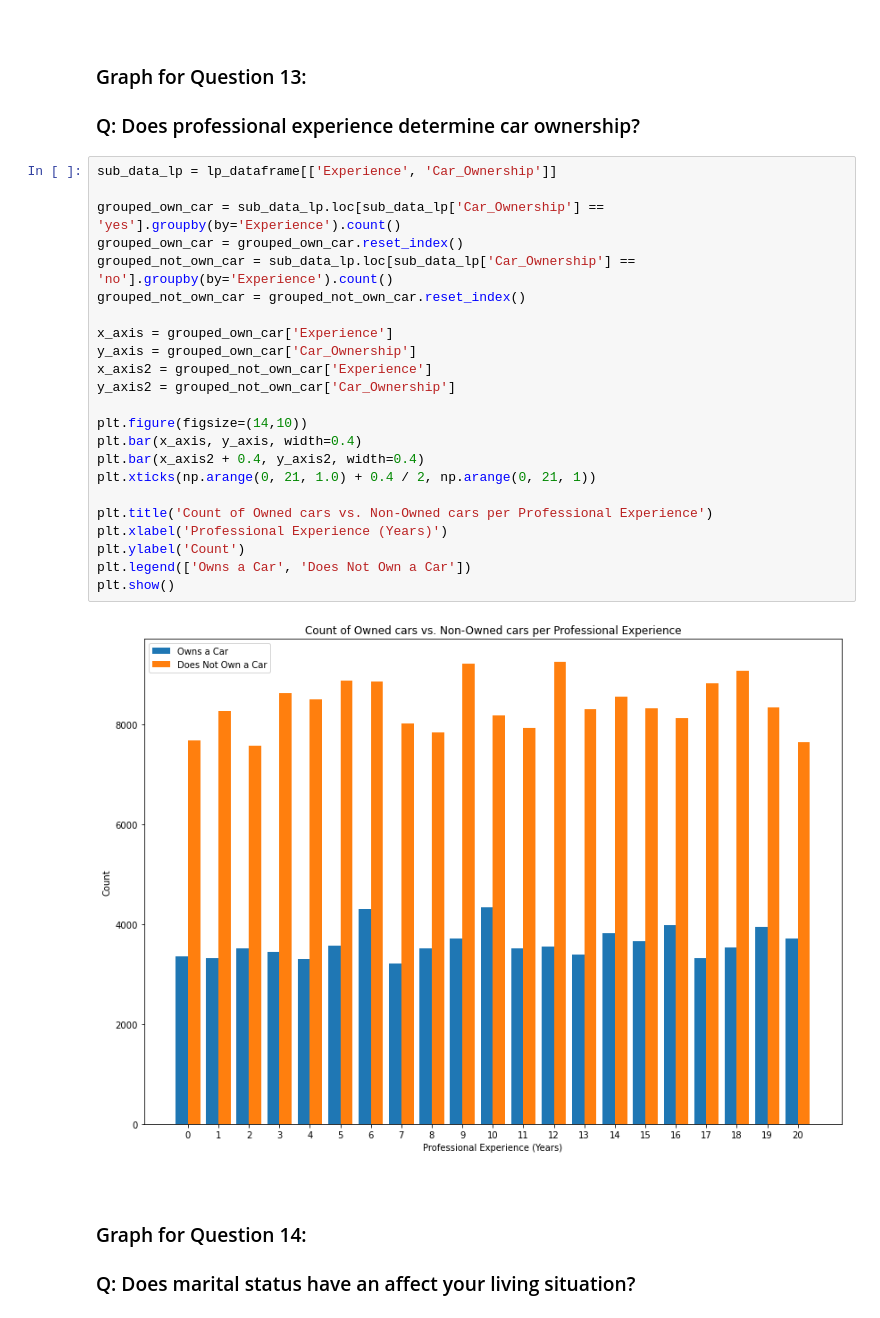
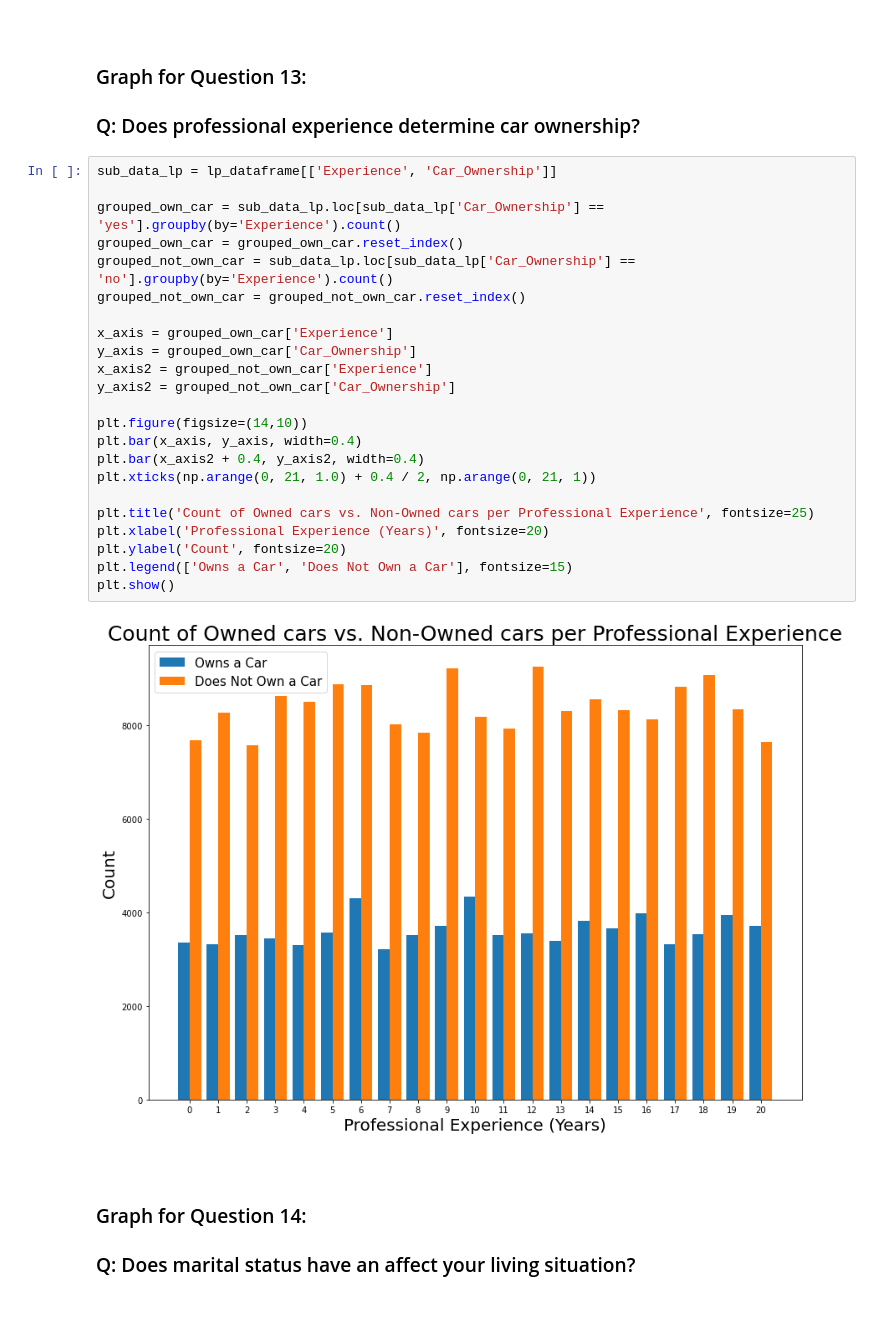
Before and after one commit to spa542/DSCI470, a Jupyter notebook: Project_1_Loan_Prediction_Dataset/Project_1_Graph_Analysis.ipynb, the cells around one changed output. Saved outputs shown, nothing was run; the diff lists cells and outputs as text.

Commit message:
Added font changes in notebook and saved graphs to folder

```diff
--- a/Project_1_Loan_Prediction_Dataset/Project_1_Graph_Analysis.ipynb
+++ b/Project_1_Loan_Prediction_Dataset/Project_1_Graph_Analysis.ipynb
@@ -178,28 +178,28 @@ plt.show()
 # %%
 sub_data_lp = lp_dataframe[['Experience', 'Car_Ownership']]
 
 grouped_own_car = sub_data_lp.loc[sub_data_lp['Car_Ownership'] == 'yes'].groupby(by='Experience').count()
 grouped_own_car = grouped_own_car.reset_index()
 grouped_not_own_car = sub_data_lp.loc[sub_data_lp['Car_Ownership'] == 'no'].groupby(by='Experience').count()
 grouped_not_own_car = grouped_not_own_car.reset_index()
 
 x_axis = grouped_own_car['Experience']
 y_axis = grouped_own_car['Car_Ownership']
 x_axis2 = grouped_not_own_car['Experience']
 y_axis2 = grouped_not_own_car['Car_Ownership']
 
 plt.figure(figsize=(14,10))
 plt.bar(x_axis, y_axis, width=0.4)
 plt.bar(x_axis2 + 0.4, y_axis2, width=0.4)
 plt.xticks(np.arange(0, 21, 1.0) + 0.4 / 2, np.arange(0, 21, 1))
 
-plt.title('Count of Owned cars vs. Non-Owned cars per Professional Experience')
-plt.xlabel('Professional Experience (Years)')
-plt.ylabel('Count')
-plt.legend(['Owns a Car', 'Does Not Own a Car'])
+plt.title('Count of Owned cars vs. Non-Owned cars per Professional Experience', fontsize=25)
+plt.xlabel('Professional Experience (Years)', fontsize=20)
+plt.ylabel('Count', fontsize=20)
+plt.legend(['Owns a Car', 'Does Not Own a Car'], fontsize=15)
 plt.show()
 # %% [output]
-[figure, old version]
+[figure, new version]
 # %% [markdown]
 <br></br>
 ### Graph for Question 14:
```
Also changed, not shown: parts of 3 cells of this notebook, 4 other files.
